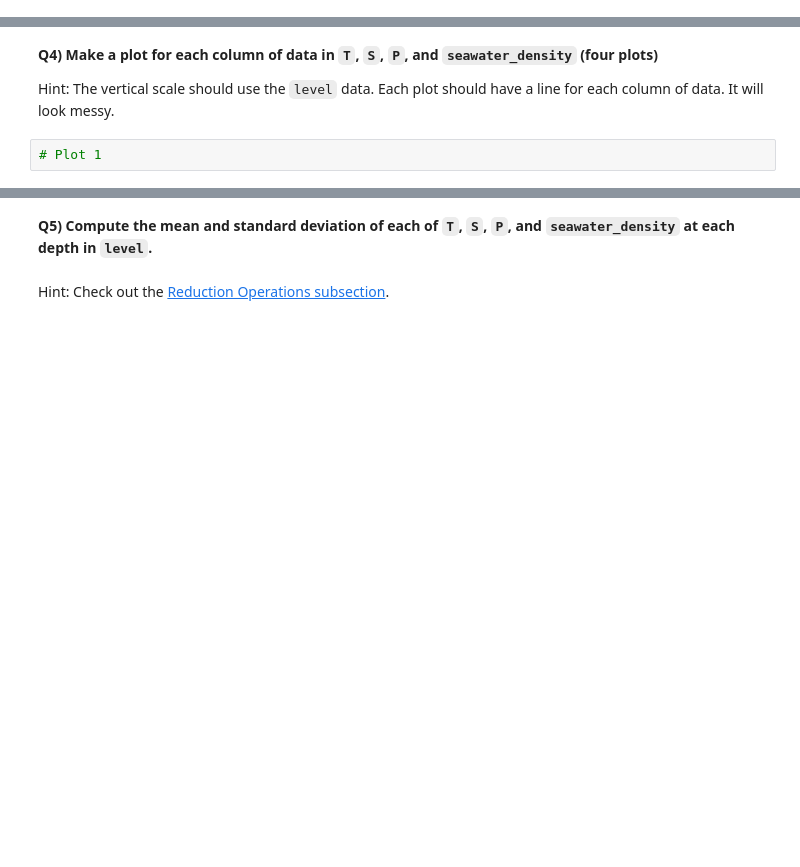
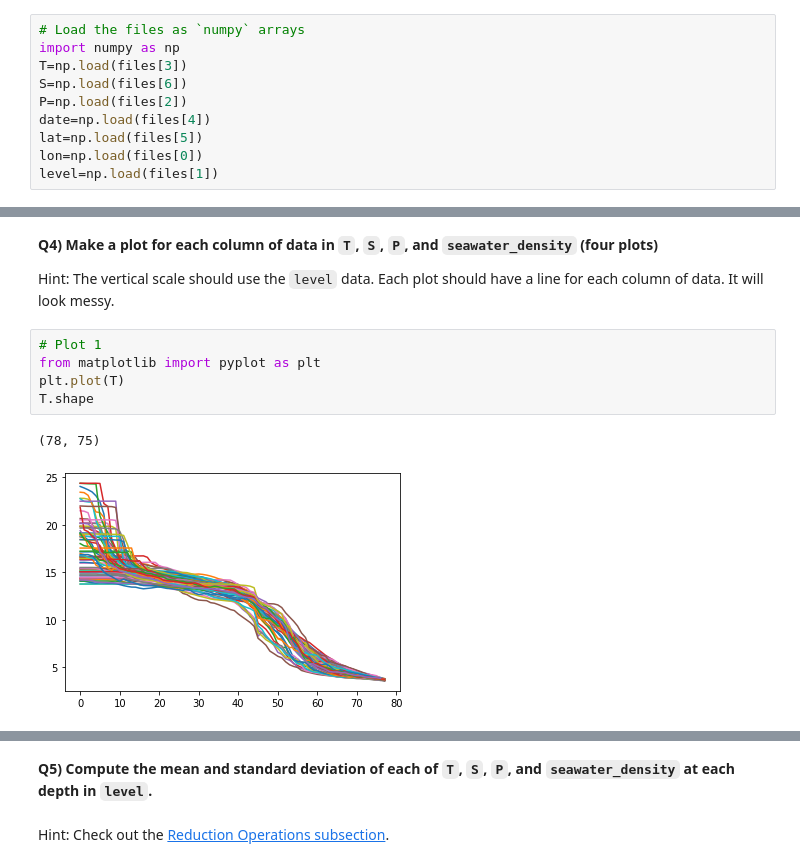
Before and after one commit to Wenyue24/2022_ML_Earth_Env_Sci, a Jupyter notebook: Lab_Notebooks/S1_2_Numpy.ipynb, the cells around one changed output, grey strips where cells are left out. Drawn from its saved outputs; the diff is of its cells as text; blank space fills up the shorter version.

```diff
--- a/Lab_Notebooks/S1_2_Numpy.ipynb
+++ b/Lab_Notebooks/S1_2_Numpy.ipynb
@@ -393,3 +390,13 @@ T
+# %%
+# Load the files as `numpy` arrays
+import numpy as np
+T=np.load(files[3])
+S=np.load(files[6])
+P=np.load(files[2])
+date=np.load(files[4])
+lat=np.load(files[5])
+lon=np.load(files[0])
+level=np.load(files[1])
 # %% [markdown]
 **Q2) Recreate the `level` array using `np.arange` and `np.linspace`**
 
@@ -526,7 +572,13 @@ Now it's all up to you. Here's the equation to avoid having to scroll back up:
 **Q4) Make a plot for each column of data in `T`, `S`, `P`, and `seawater_density` (four plots)**
 
 Hint: The vertical scale should use the `level` data. Each plot should have a line for each column of data. It will look messy.
-# %%
-# Plot 1
+# %%
+# Plot 1
+from matplotlib import pyplot as plt
+plt.plot(T)
+T.shape
+# %% [output]
+(78, 75)
+[figure, added]
 # %%
 # Plot 2
```
Also changed, not shown: parts of 25 cells of this notebook.
